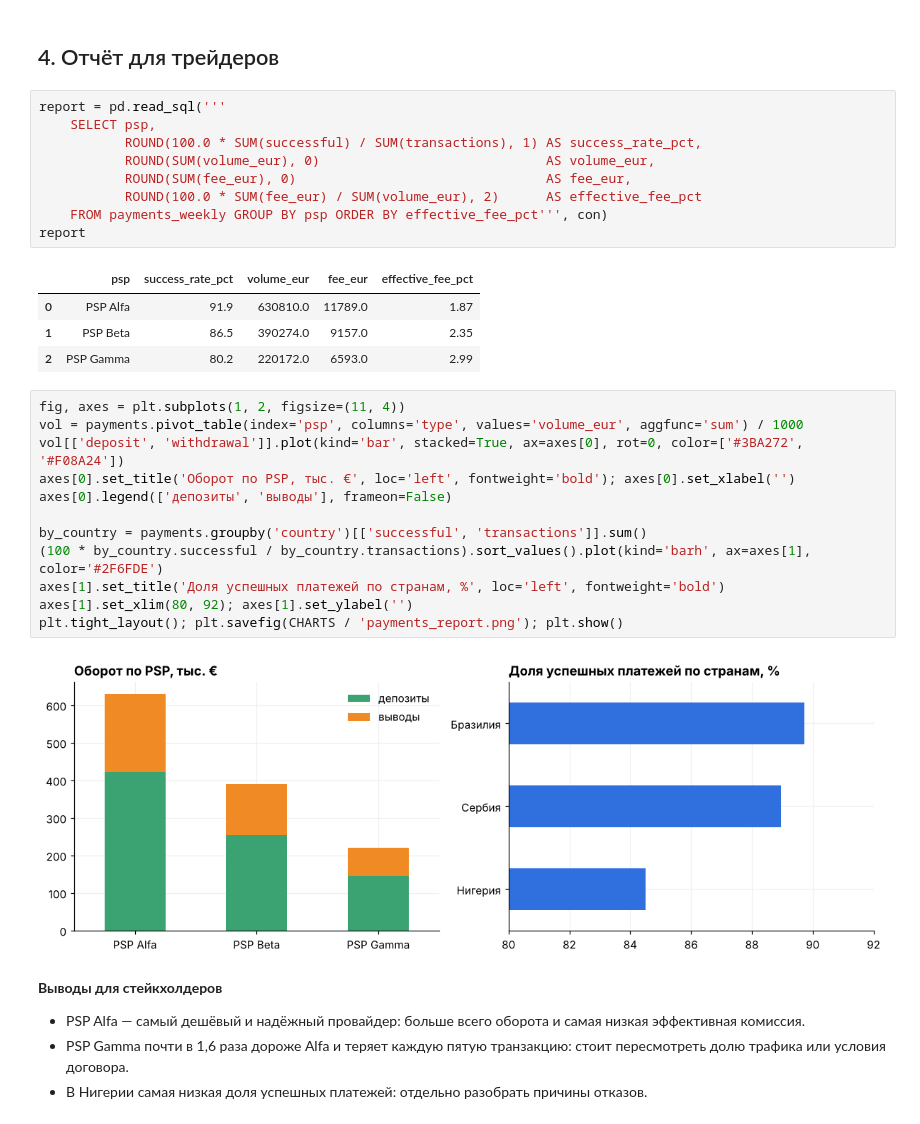
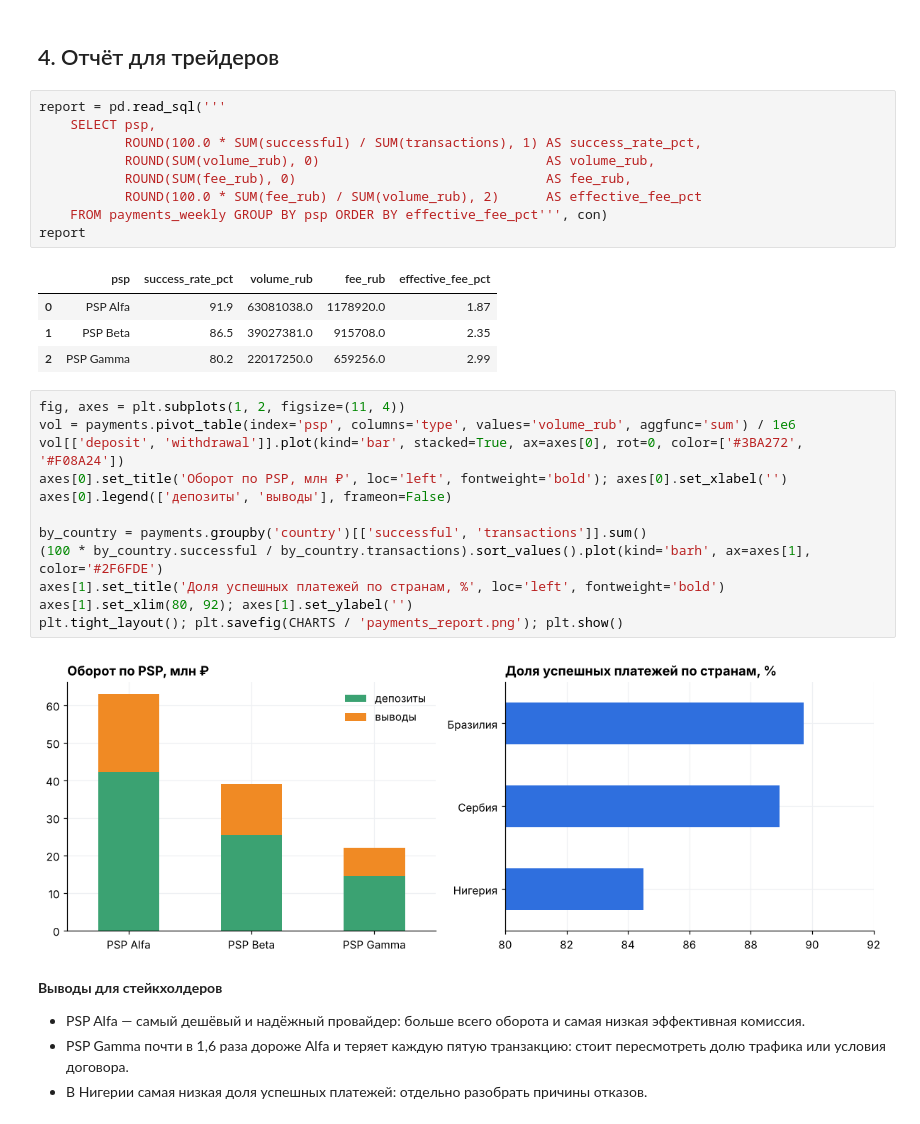
Before and after one commit to Egor-Epifanov/psp-reconciliation-analytics, a Jupyter notebook: notebooks/psp_reconciliation.ipynb, the cells around one changed output. Saved outputs shown, nothing was run; the diff lists cells and outputs as text.

```diff
--- a/notebooks/psp_reconciliation.ipynb
+++ b/notebooks/psp_reconciliation.ipynb
@@ -162,30 +162,30 @@ balances[balances.delta_eur.abs() > 500][['balance_date', 'psp', 'delta_eur']]
 report = pd.read_sql('''
     SELECT psp,
            ROUND(100.0 * SUM(successful) / SUM(transactions), 1) AS success_rate_pct,
-           ROUND(SUM(volume_eur), 0)                             AS volume_eur,
-           ROUND(SUM(fee_eur), 0)                                AS fee_eur,
-           ROUND(100.0 * SUM(fee_eur) / SUM(volume_eur), 2)      AS effective_fee_pct
+           ROUND(SUM(volume_rub), 0)                             AS volume_rub,
+           ROUND(SUM(fee_rub), 0)                                AS fee_rub,
+           ROUND(100.0 * SUM(fee_rub) / SUM(volume_rub), 2)      AS effective_fee_pct
     FROM payments_weekly GROUP BY psp ORDER BY effective_fee_pct''', con)
 report
 # %% [output]
-|  | psp | success_rate_pct | volume_eur | fee_eur | effective_fee_pct |
-| 0 | PSP Alfa | 91.9 | 630810.0 | 11789.0 | 1.87 |
-| 1 | PSP Beta | 86.5 | 390274.0 | 9157.0 | 2.35 |
-| 2 | PSP Gamma | 80.2 | 220172.0 | 6593.0 | 2.99 |
+|  | psp | success_rate_pct | volume_rub | fee_rub | effective_fee_pct |
+| 0 | PSP Alfa | 91.9 | 63081038.0 | 1178920.0 | 1.87 |
+| 1 | PSP Beta | 86.5 | 39027381.0 | 915708.0 | 2.35 |
+| 2 | PSP Gamma | 80.2 | 22017250.0 | 659256.0 | 2.99 |
 # %%
 fig, axes = plt.subplots(1, 2, figsize=(11, 4))
-vol = payments.pivot_table(index='psp', columns='type', values='volume_eur', aggfunc='sum') / 1000
+vol = payments.pivot_table(index='psp', columns='type', values='volume_rub', aggfunc='sum') / 1e6
 vol[['deposit', 'withdrawal']].plot(kind='bar', stacked=True, ax=axes[0], rot=0, color=['#3BA272', '#F08A24'])
-axes[0].set_title('Оборот по PSP, тыс. €', loc='left', fontweight='bold'); axes[0].set_xlabel('')
+axes[0].set_title('Оборот по PSP, млн ₽', loc='left', fontweight='bold'); axes[0].set_xlabel('')
 axes[0].legend(['депозиты', 'выводы'], frameon=False)
 
 by_country = payments.groupby('country')[['successful', 'transactions']].sum()
 (100 * by_country.successful / by_country.transactions).sort_values().plot(kind='barh', ax=axes[1], color='#2F6FDE')
 axes[1].set_title('Доля успешных платежей по странам, %', loc='left', fontweight='bold')
 axes[1].set_xlim(80, 92); axes[1].set_ylabel('')
 plt.tight_layout(); plt.savefig(CHARTS / 'payments_report.png'); plt.show()
 # %% [output]
-[figure, old version]
+[figure, new version]
 # %% [markdown]
 **Выводы для стейкхолдеров**
 - PSP Alfa — самый дешёвый и надёжный провайдер: больше всего оборота и самая низкая эффективная комиссия.
```
Also changed, not shown: parts of 5 cells of this notebook, 16 other files.
